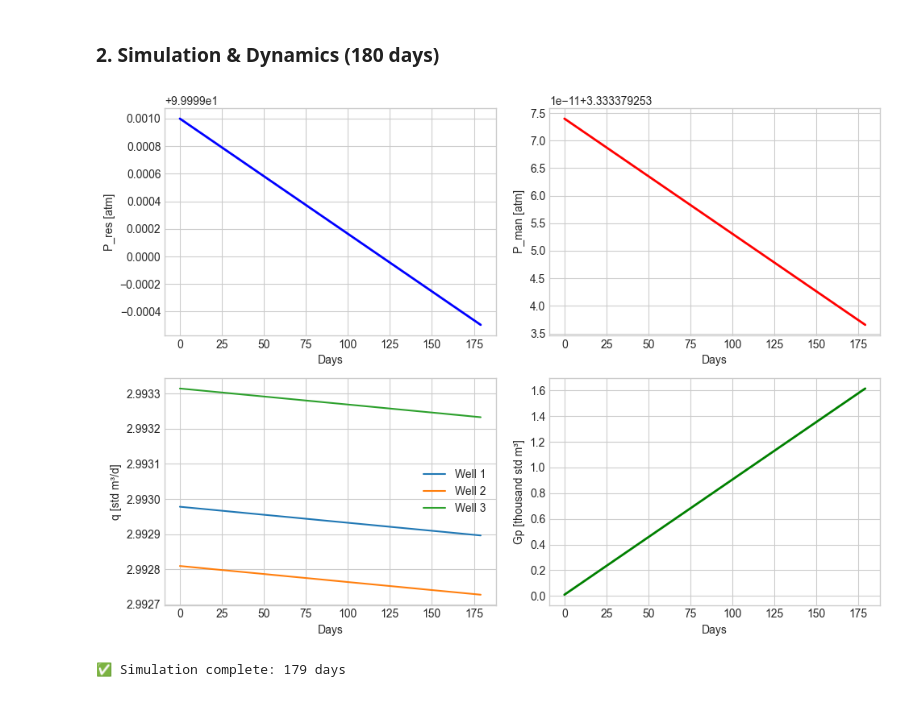
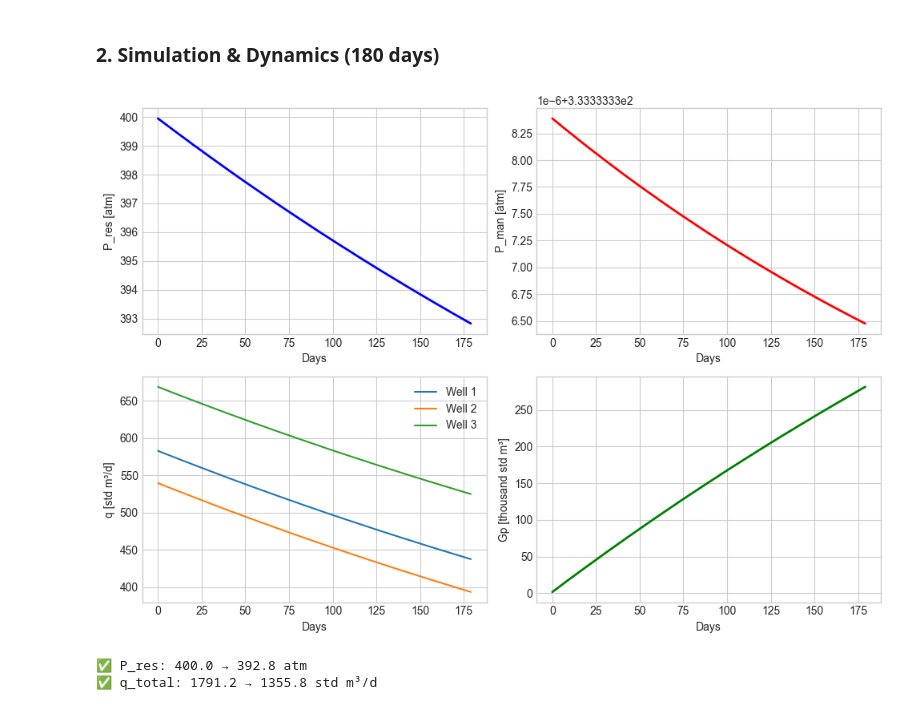
Before and after one commit to jawadalzein59-rgb/course_project, a Jupyter notebook: курсовая1.ipynb, the cells around one changed output. Cells and saved outputs as stored; diff of their text form; code cells hidden in the pictures.

```diff
--- a/курсовая1.ipynb
+++ b/курсовая1.ipynb
@@ -84,38 +278,3 @@ Z at 200 atm: 0.858
 [figure]
 # %% [markdown]
 ### 2. Simulation & Dynamics (180 days)
-# %%
-# Simulation & Dynamics (180 days)
-res = Reservoir(ResProps(100, 1e6, 310.0), fluid)
-shlyf = Pipe(5000, 0.200, 0.000046, fluid, 0.0)
-dcs = DCS(1.5, 5.0, 500.0)
-wells = [
-    Well(fluid, 50, 25, 500, 0.1, Pipe(2000, 0.062, 0.000046, fluid, 1800)),
-    Well(fluid, 50, 25, 500, 0.1, Pipe(2500, 0.062, 0.000046, fluid, 1900)),
-    Well(fluid, 50, 25, 500, 0.1, Pipe(1800, 0.073, 0.000046, fluid, 1600))
-]
-sim = FieldSimulator(res, wells, shlyf, dcs)
-df = sim.run(180, dt=1.0)
-
-# Plot results
-fig, ax = plt.subplots(2, 2, figsize=(10, 7))
-ax[0,0].plot(df['t'], df['P_res'], 'b-', linewidth=2)
-ax[0,0].set_ylabel('P_res [atm]')
-ax[0,1].plot(df['t'], df['P_man'], 'r-', linewidth=2)
-ax[0,1].set_ylabel('P_man [atm]')
-ax[1,0].plot(df['t'], df['q1'], label='Well 1', linewidth=1.5)
-ax[1,0].plot(df['t'], df['q2'], label='Well 2', linewidth=1.5)
-ax[1,0].plot(df['t'], df['q3'], label='Well 3', linewidth=1.5)
-ax[1,0].legend()
-ax[1,0].set_ylabel('q [std m³/d]')
-ax[1,1].plot(df['t'], df['Gp'], 'g-', linewidth=2)
-ax[1,1].set_ylabel('Gp [thousand std m³]')
-for a in ax.flatten():
-    a.set_xlabel('Days')
-    a.grid(True)
-plt.tight_layout()
-plt.show()
-print(f"✅ Simulation complete: {df['t'].max()} days")
-# %% [output]
-[figure, removed]
-✅ Simulation complete: 179 days
@@ -121,0 +283,37 @@ print(f"✅ Simulation complete: {df['t'].max()} days")
+# %%
+# Simulation & Dynamics (180 days)
+res = Reservoir(ResProps(400, 50000, 310.0), fluid)  # V_res = 50,000 m³
+shlyf = Pipe(5000, 0.200, 0.000046, fluid, 0.0)
+dcs = DCS(CR=1.5, CR_min=1.5, CR_max=5.0, P_line=500.0)
+wells = [
+    Well(fluid, 12, 25, 500, 0.1, Pipe(2000, 0.062, 0.000046, fluid, 1800)),
+    Well(fluid, 12, 25, 500, 0.1, Pipe(2500, 0.062, 0.000046, fluid, 1900)),
+    Well(fluid, 12, 25, 500, 0.1, Pipe(1800, 0.073, 0.000046, fluid, 1600))
+]
+sim = FieldSimulator(res, wells, shlyf, dcs)
+df = sim.run(180, dt=1.0)
+
+# Plot
+fig, ax = plt.subplots(2, 2, figsize=(10, 7))
+ax[0,0].plot(df['t'], df['P_res'], 'b-', linewidth=2)
+ax[0,0].set_ylabel('P_res [atm]')
+ax[0,1].plot(df['t'], df['P_man'], 'r-', linewidth=2)
+ax[0,1].set_ylabel('P_man [atm]')
+ax[1,0].plot(df['t'], df['q1'], label='Well 1', linewidth=1.5)
+ax[1,0].plot(df['t'], df['q2'], label='Well 2', linewidth=1.5)
+ax[1,0].plot(df['t'], df['q3'], label='Well 3', linewidth=1.5)
+ax[1,0].legend()
+ax[1,0].set_ylabel('q [std m³/d]')
+ax[1,1].plot(df['t'], df['Gp'], 'g-', linewidth=2)
+ax[1,1].set_ylabel('Gp [thousand std m³]')
+for a in ax.flatten():
+    a.set_xlabel('Days')
+    a.grid(True)
+plt.tight_layout()
+plt.show()
+print(f"✅ P_res: {df['P_res'].iloc[0]:.1f} → {df['P_res'].iloc[-1]:.1f} atm")
+print(f"✅ q_total: {df['q_total'].iloc[0]:.1f} → {df['q_total'].iloc[-1]:.1f} std m³/d")
+# %% [output]
+[figure, added]
+✅ P_res: 400.0 → 392.8 atm
+✅ q_total: 1791.2 → 1355.8 std m³/d
```
Also changed, not shown: parts of 5 cells of this notebook, 7 other files.
